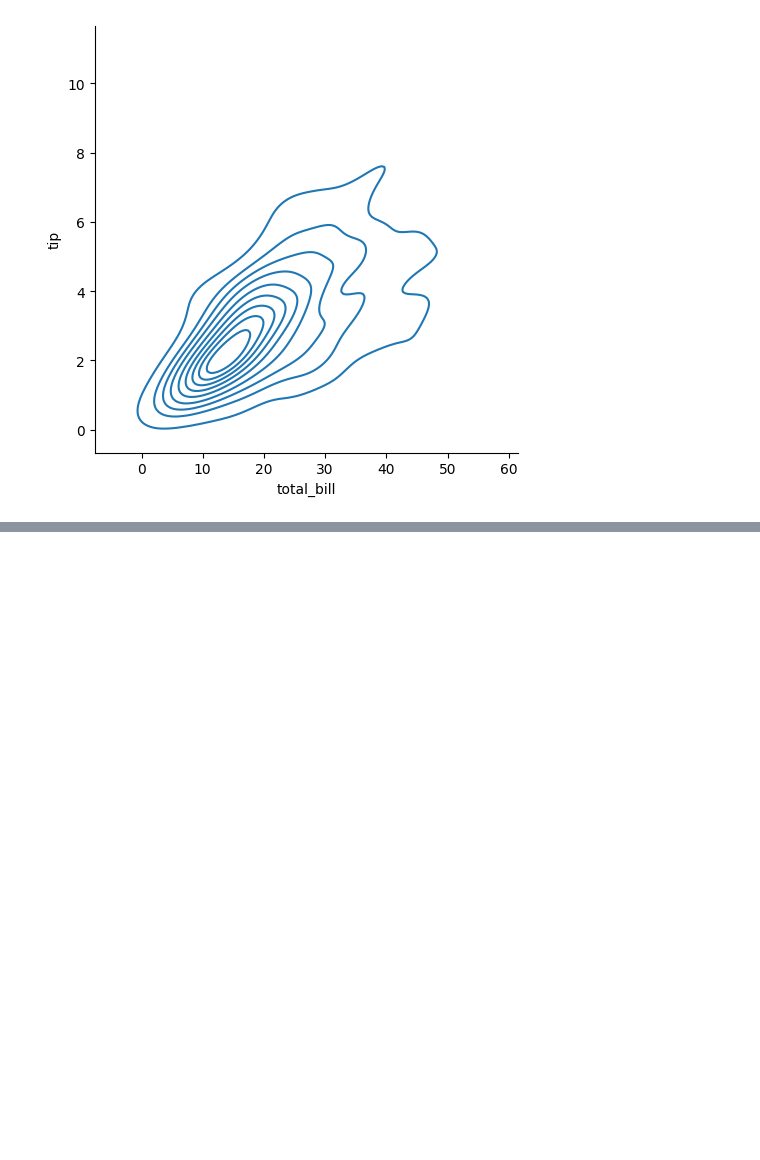
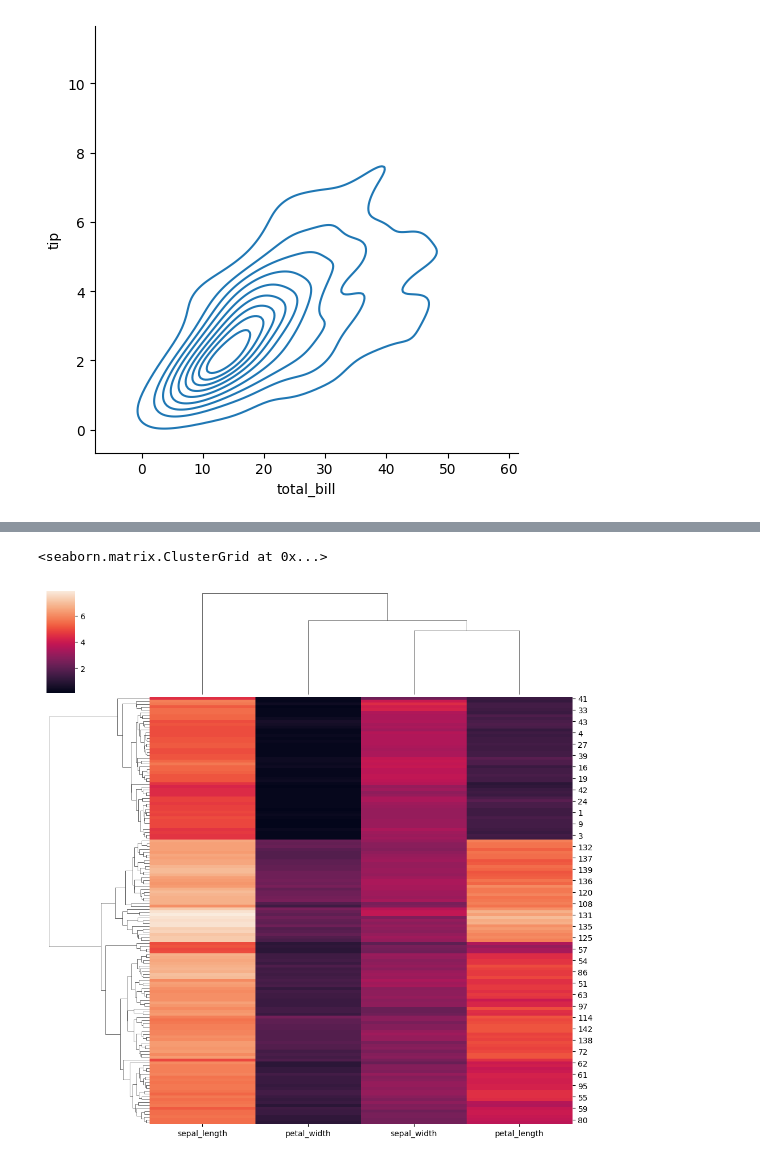
Before and after one commit to Lakshya-Ag09/Data-Science-Analysis, a Jupyter notebook: Seaborn_01.ipynb, the cells around one changed output, grey strips where cells are left out. Saved outputs shown, nothing was run; the diff lists cells and outputs as text; code cells hidden in the pictures; blank space fills up the shorter version.

```diff
--- a/Seaborn_01.ipynb
+++ b/Seaborn_01.ipynb
@@ -239,0 +278,4 @@ sns.displot(kind='kde', data=tips, x='total_bill', y='tip')
+# %%
+# clustermap -> figure level function
+iris = px.data.iris()
+iris.head()
@@ -239,0 +289,5 @@ sns.displot(kind='kde', data=tips, x='total_bill', y='tip')
+# %%
+sns.clustermap(iris.iloc[:,:4])
+# %% [output]
+<seaborn.matrix.ClusterGrid at 0x...>
+[figure, added]
```
Also changed, not shown: parts of 7 cells of this notebook.
